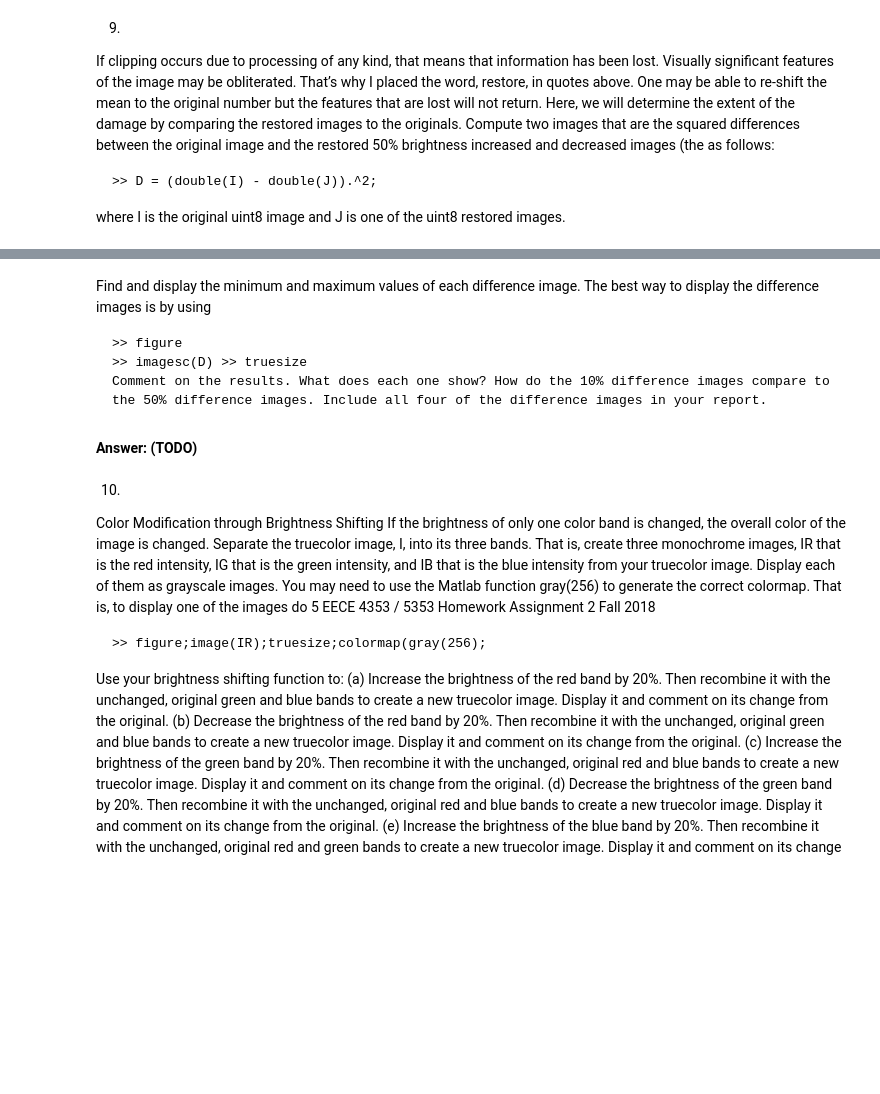
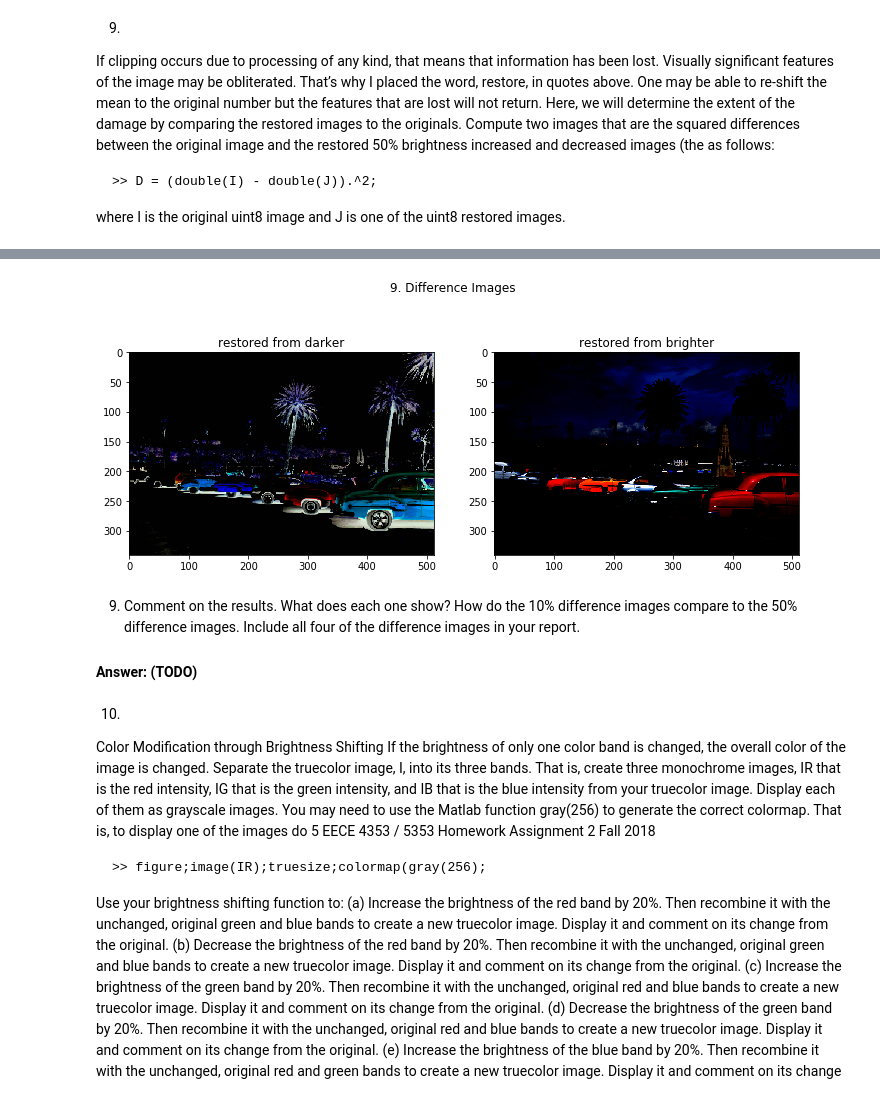
Before and after one commit to zhanwenchen/-image_processing_hw2, a Jupyter notebook: HW2.ipynb, the cells around one changed output, grey strips where cells are left out. Drawn from its saved outputs; the diff is of its cells as text; code cells hidden in the pictures; blank space fills up the shorter version.

Commit message:
(Feature) Implemented difference images in 9

````diff
--- a/HW2.ipynb
+++ b/HW2.ipynb
@@ -401,0 +382,10 @@ havana_np, havana_darker_50_double_restored
+# %%
+D_darker = np.square(np.subtract(havana_np.astype(float),
+                                 havana_darker_50_restored.astype(float)))
+
+print('9. D_darker.min() =', D_darker.min(), 'and D_darker.max() =', D_darker.max())
+
+D_brighter = np.square(np.subtract(havana_np.astype(float),
+                                 havana_brighter_50_restored.astype(float)))
+
+print('9. D_brighter.min() =', D_brighter.min(), 'and D_brighter.max() =', D_brighter.max())
@@ -402,10 +404,19 @@ havana_np, havana_darker_50_double_restored
+# %%
+# normalize our difference image to [0, 1]
+D_darker *= 1.0/D_darker.max()
+D_brighter *= 1.0/D_brighter.max()
+
+fig, axes = plt.subplots(1, 2, figsize=(12,5))
+fig.suptitle('9. Difference Images')
+axes[0].imshow(D_darker)
+axes[0].set_title('restored from darker')
+axes[1].imshow(D_brighter)
+axes[1].set_title('restored from brighter')
+plt.show()
+# %% [output]
+[figure, added]
 # %% [markdown]
-Find and display the minimum and maximum values of each difference image. The best way to display the difference images is by using
-```
->> figure
->> imagesc(D) >> truesize
-Comment on the results. What does each one show? How do the 10% difference images compare to the 50% difference images. Include all four of the difference images in your report.
-```
+9. Comment on the results. What does each one show? How do the 10% difference images compare to the 50% difference images. Include all four of the difference images in your report.
 
 #### Answer: (TODO)
 # %% [markdown]
````
Also changed, not shown: parts of 3 cells of this notebook.
